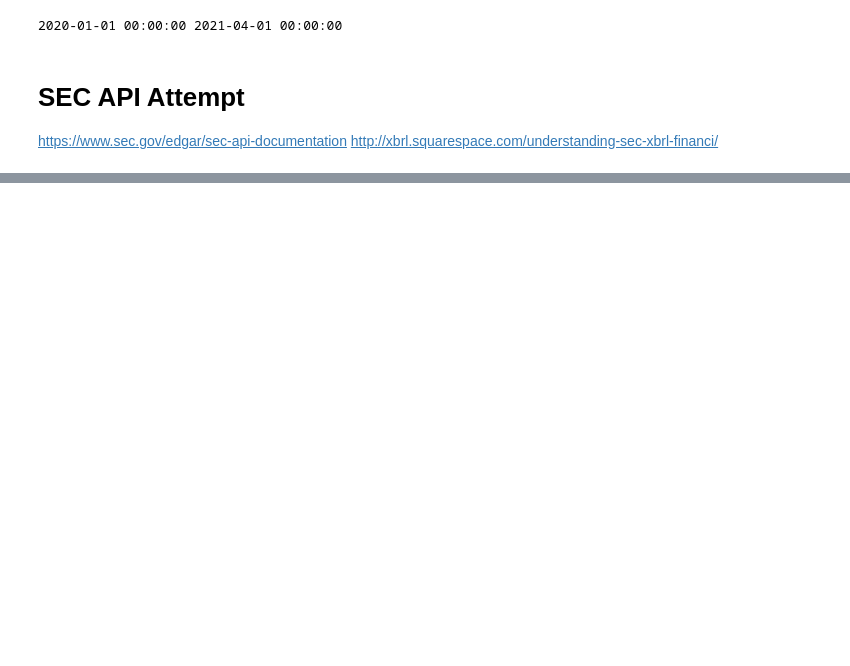
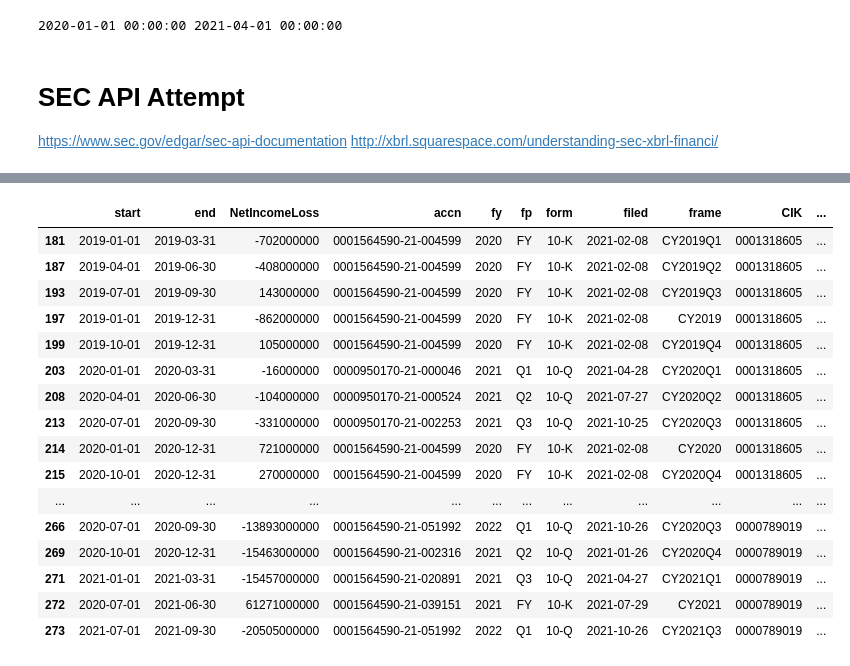
Before and after one commit to EthanMerrill/FinancialsDataCompiler, a Jupyter notebook: EarningsGatheringNotebook.ipynb, the cells around one changed output, grey strips where cells are left out. Saved outputs shown, nothing was run; the diff lists cells and outputs as text; code cells hidden in the pictures; blank space fills up the shorter version.

```diff
--- a/EarningsGatheringNotebook.ipynb
+++ b/EarningsGatheringNotebook.ipynb
@@ -166,0 +159,31 @@ results
+# %%
+arg = all_results.copy()
+arg = arg.drop_duplicates()
+arg['NetIncomeLoss'] = all_results.apply(lambda x: x['NetIncomeLoss']*-1 if x['form'] == '10-Q'  else x['NetIncomeLoss'], axis=1)
+# arg['fpCLEAN'] = arg.apply(lambda x: np.nan if x['frame'] == '10-K'  else x['frame'][6:8], axis=1)
+# arg['fyCLEAN']  = arg.apply(lambda x: x['frame'][2:6], axis=1)
+# arg.sort_values(['ticker', 'fyCLEAN', 'fpCLEAN'], ascending=[True, True, True])
+# arg.groupby(['ticker', 'fyCLEAN']).sum()
+# arg1
+# tickersData['CIK'].apply(lambda x: x.zfill(10))
+# df['A'] = df.apply(lambda x: x['B'] if x['A']==0 else x['A'], axis=1)
+# %%
+arg.drop_duplicates()
+# %% [output]
+|  | start | end | NetIncomeLoss | accn | fy | fp | form | filed | frame | CIK | ... |
+| 181 | 2019-01-01 | 2019-03-31 | -702000000 | 0001564590-21-004599 | 2020 | FY | 10-K | 2021-02-08 | CY2019Q1 | 0001318605 | ... |
+| 187 | 2019-04-01 | 2019-06-30 | -408000000 | 0001564590-21-004599 | 2020 | FY | 10-K | 2021-02-08 | CY2019Q2 | 0001318605 | ... |
+| 193 | 2019-07-01 | 2019-09-30 | 143000000 | 0001564590-21-004599 | 2020 | FY | 10-K | 2021-02-08 | CY2019Q3 | 0001318605 | ... |
+| 197 | 2019-01-01 | 2019-12-31 | -862000000 | 0001564590-21-004599 | 2020 | FY | 10-K | 2021-02-08 | CY2019 | 0001318605 | ... |
+| 199 | 2019-10-01 | 2019-12-31 | 105000000 | 0001564590-21-004599 | 2020 | FY | 10-K | 2021-02-08 | CY2019Q4 | 0001318605 | ... |
+| 203 | 2020-01-01 | 2020-03-31 | -16000000 | 0000950170-21-000046 | 2021 | Q1 | 10-Q | 2021-04-28 | CY2020Q1 | 0001318605 | ... |
+| 208 | 2020-04-01 | 2020-06-30 | -104000000 | 0000950170-21-000524 | 2021 | Q2 | 10-Q | 2021-07-27 | CY2020Q2 | 0001318605 | ... |
+| 213 | 2020-07-01 | 2020-09-30 | -331000000 | 0000950170-21-002253 | 2021 | Q3 | 10-Q | 2021-10-25 | CY2020Q3 | 0001318605 | ... |
+| 214 | 2020-01-01 | 2020-12-31 | 721000000 | 0001564590-21-004599 | 2020 | FY | 10-K | 2021-02-08 | CY2020 | 0001318605 | ... |
+| 215 | 2020-10-01 | 2020-12-31 | 270000000 | 0001564590-21-004599 | 2020 | FY | 10-K | 2021-02-08 | CY2020Q4 | 0001318605 | ... |
+| ... | ... | ... | ... | ... | ... | ... | ... | ... | ... | ... | ... |
+| 266 | 2020-07-01 | 2020-09-30 | -13893000000 | 0001564590-21-051992 | 2022 | Q1 | 10-Q | 2021-10-26 | CY2020Q3 | 0000789019 | ... |
+| 269 | 2020-10-01 | 2020-12-31 | -15463000000 | 0001564590-21-002316 | 2021 | Q2 | 10-Q | 2021-01-26 | CY2020Q4 | 0000789019 | ... |
+| 271 | 2021-01-01 | 2021-03-31 | -15457000000 | 0001564590-21-020891 | 2021 | Q3 | 10-Q | 2021-04-27 | CY2021Q1 | 0000789019 | ... |
+| 272 | 2020-07-01 | 2021-06-30 | 61271000000 | 0001564590-21-039151 | 2021 | FY | 10-K | 2021-07-29 | CY2021 | 0000789019 | ... |
+| 273 | 2021-07-01 | 2021-09-30 | -20505000000 | 0001564590-21-051992 | 2022 | Q1 | 10-Q | 2021-10-26 | CY2021Q3 | 0000789019 | ... |
```
Also changed, not shown: parts of 11 cells of this notebook, 2 other files.
